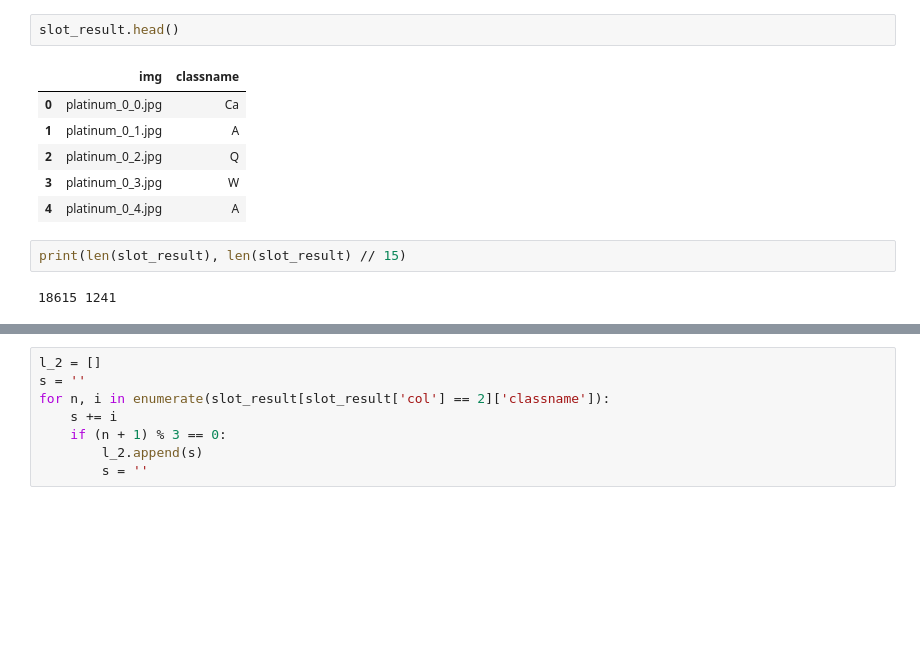
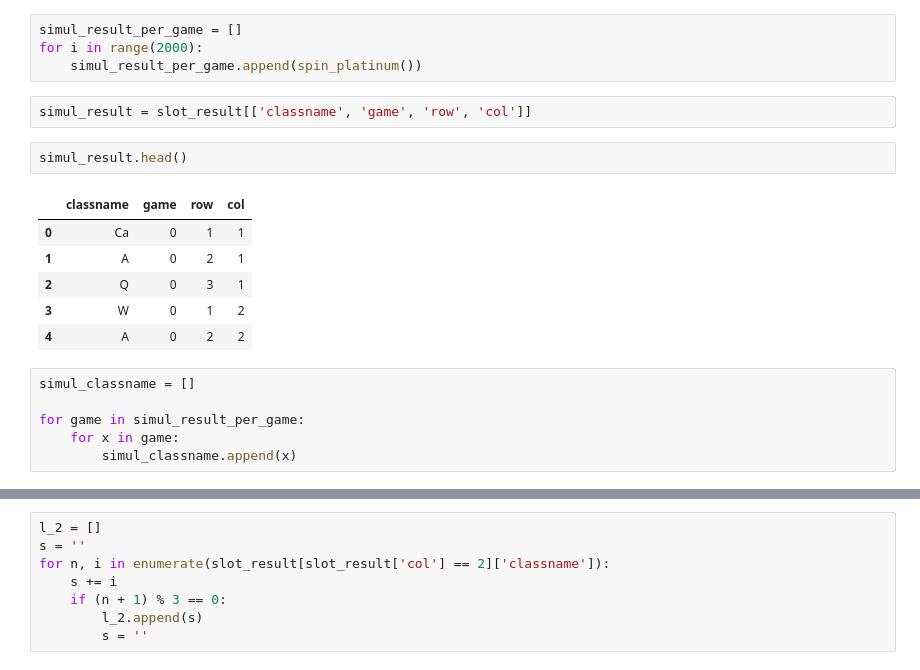
Before and after one commit to Jaepal/data-science-portfolio, a Jupyter notebook: slot_machine/Data_Exploration.ipynb, the cells around one changed output, grey strips where cells are left out. Drawn from its saved outputs; the diff is of its cells as text; blank space fills up the shorter version.

```diff
--- a/slot_machine/Data_Exploration.ipynb
+++ b/slot_machine/Data_Exploration.ipynb
@@ -9,13 +120,21 @@ slot_result = pd.read_csv('../data/slot_machine/platinum_csv/pl_all.csv')
+# %%
+simul_result_per_game = []
+for i in range(2000):
+    simul_result_per_game.append(spin_platinum())
+# %%
+simul_result = slot_result[['classname', 'game', 'row', 'col']]
 # %%
-slot_result.head()
+simul_result.head()
 # %% [output]
-|  | img | classname |
-| 0 | platinum_0_0.jpg | Ca |
-| 1 | platinum_0_1.jpg | A |
-| 2 | platinum_0_2.jpg | Q |
-| 3 | platinum_0_3.jpg | W |
-| 4 | platinum_0_4.jpg | A |
+|  | classname | game | row | col |
+| 0 | Ca | 0 | 1 | 1 |
+| 1 | A | 0 | 2 | 1 |
+| 2 | Q | 0 | 3 | 1 |
+| 3 | W | 0 | 1 | 2 |
+| 4 | A | 0 | 2 | 2 |
-# %%
-print(len(slot_result), len(slot_result) // 15)
-# %% [output]
-18615 1241
+# %%
+simul_classname = []
+
+for game in simul_result_per_game:
+    for x in game:
+        simul_classname.append(x)
```
Also changed, not shown: parts of 64 cells of this notebook.
